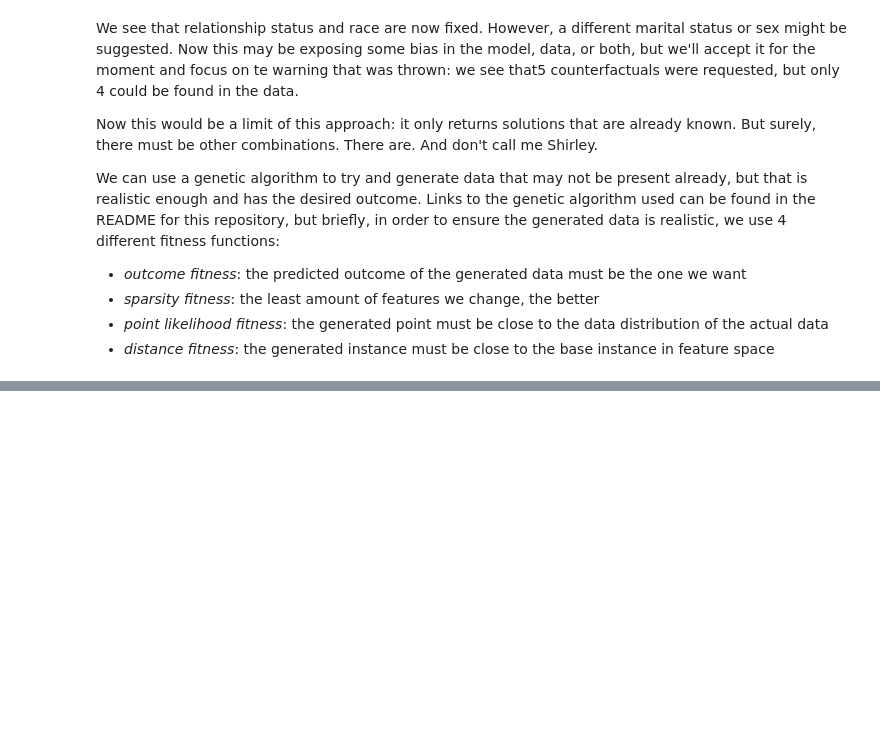
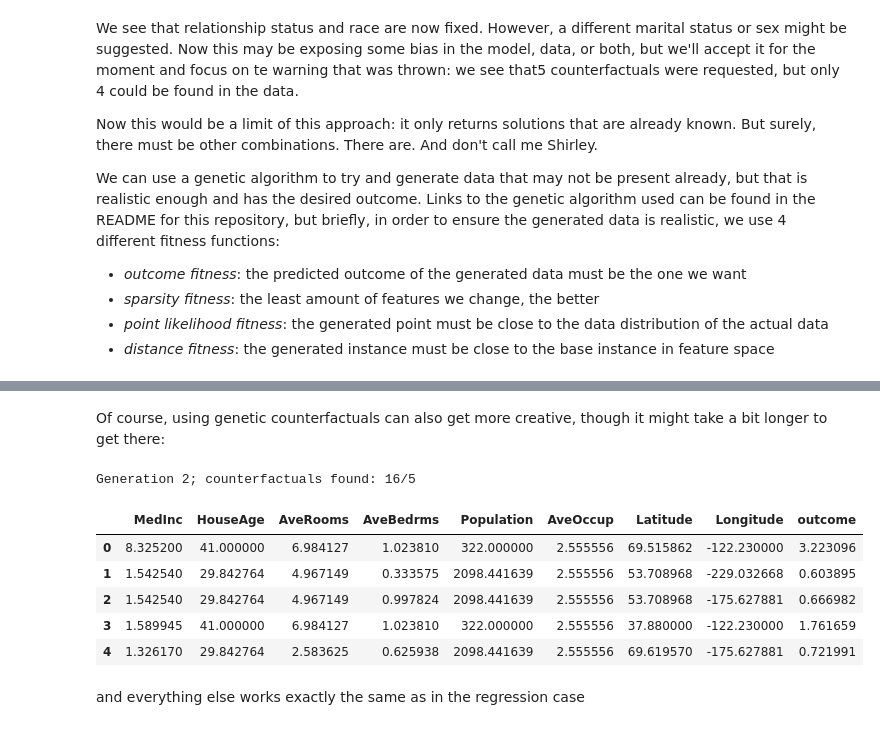
Before and after one commit to PaoloFantine/counterfactuals, a Jupyter notebook: notebooks/basic_demo.ipynb, the cells around one changed output, grey strips where cells are left out. Saved outputs shown, nothing was run; the diff lists cells and outputs as text; code cells hidden in the pictures; blank space fills up the shorter version.

```diff
--- a/notebooks/classification_demo.ipynb
+++ b/notebooks/basic_demo.ipynb
@@ -215,0 +324,15 @@ prototypes
+# %% [markdown]
+Of course, using genetic counterfactuals can also get more creative, though it might take a bit longer to get there:
+# %%
+prototypes = cf.get_counterfactuals(instance, n_counterfactuals=5, method='genetic', upper_limit=4)
+prototypes
+# %% [output]
+Generation 2; counterfactuals found: 16/5
+|  | MedInc | HouseAge | AveRooms | AveBedrms | Population | AveOccup | Latitude | Longitude | outcome |
+| 0 | 8.325200 | 41.000000 | 6.984127 | 1.023810 | 322.000000 | 2.555556 | 69.515862 | -122.230000 | 3.223096 |
+| 1 | 1.542540 | 29.842764 | 4.967149 | 0.333575 | 2098.441639 | 2.555556 | 53.708968 | -229.032668 | 0.603895 |
+| 2 | 1.542540 | 29.842764 | 4.967149 | 0.997824 | 2098.441639 | 2.555556 | 53.708968 | -175.627881 | 0.666982 |
+| 3 | 1.589945 | 41.000000 | 6.984127 | 1.023810 | 322.000000 | 2.555556 | 37.880000 | -122.230000 | 1.761659 |
+| 4 | 1.326170 | 29.842764 | 2.583625 | 0.625938 | 2098.441639 | 2.555556 | 69.619570 | -175.627881 | 0.721991 |
+# %% [markdown]
+and everything else works exactly the same as in the regression case
```
Also changed, not shown: parts of 20 cells of this notebook, 2 other files.
